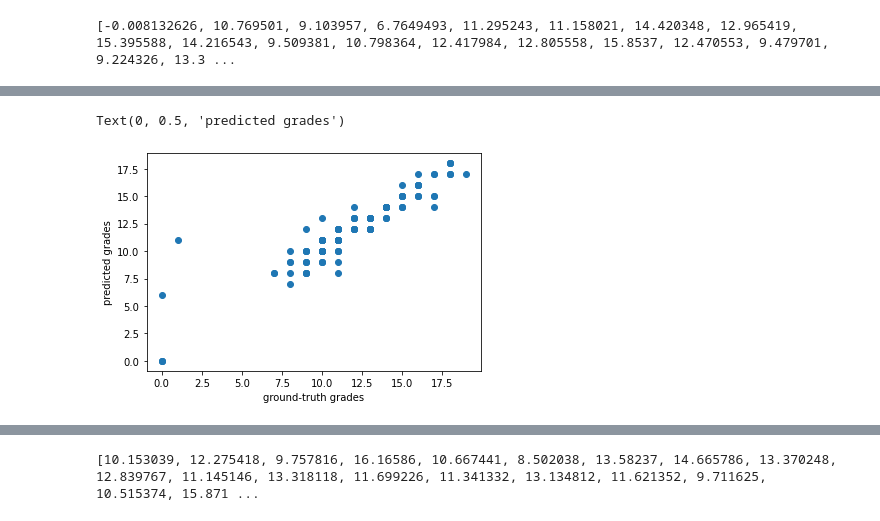
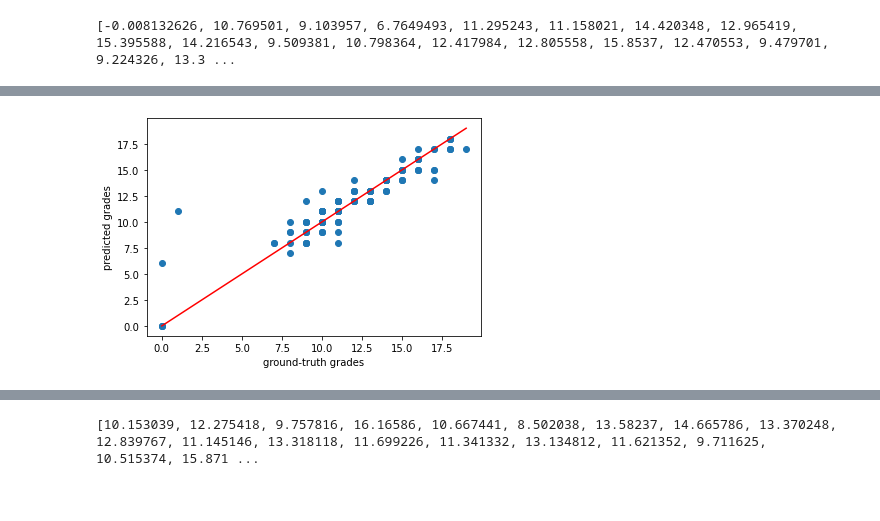
Before and after one commit to lucarossi9/statistical-computation-team-1, a Jupyter notebook: file di luca.ipynb, the cells around one changed output, grey strips where cells are left out. Cells and saved outputs as stored; diff of their text form; code cells hidden in the pictures.

```diff
--- a/file di luca.ipynb
+++ b/file di luca.ipynb
@@ -204,9 +214,11 @@ final_results.head(30)
 # %%
-#we expect the points to lie the y=x line
-
-plt.scatter(Y_test['G3'].to_list(), pred)
+#we expect the points to lie close to the y=x line
+x = range(20)
+y = x
+plt.scatter(Y_test['G3'].to_list(), pred) # we scatter plot the points
+plt.plot(x,y, 'r') #we plot the line
 plt.xlabel('ground-truth grades')
 plt.ylabel('predicted grades')
+plt.show()
 # %% [output]
-Text(0, 0.5, 'predicted grades')
-[figure, old version]
+[figure, new version]
```
Also changed, not shown: parts of 92 cells of this notebook, 3 other files.
